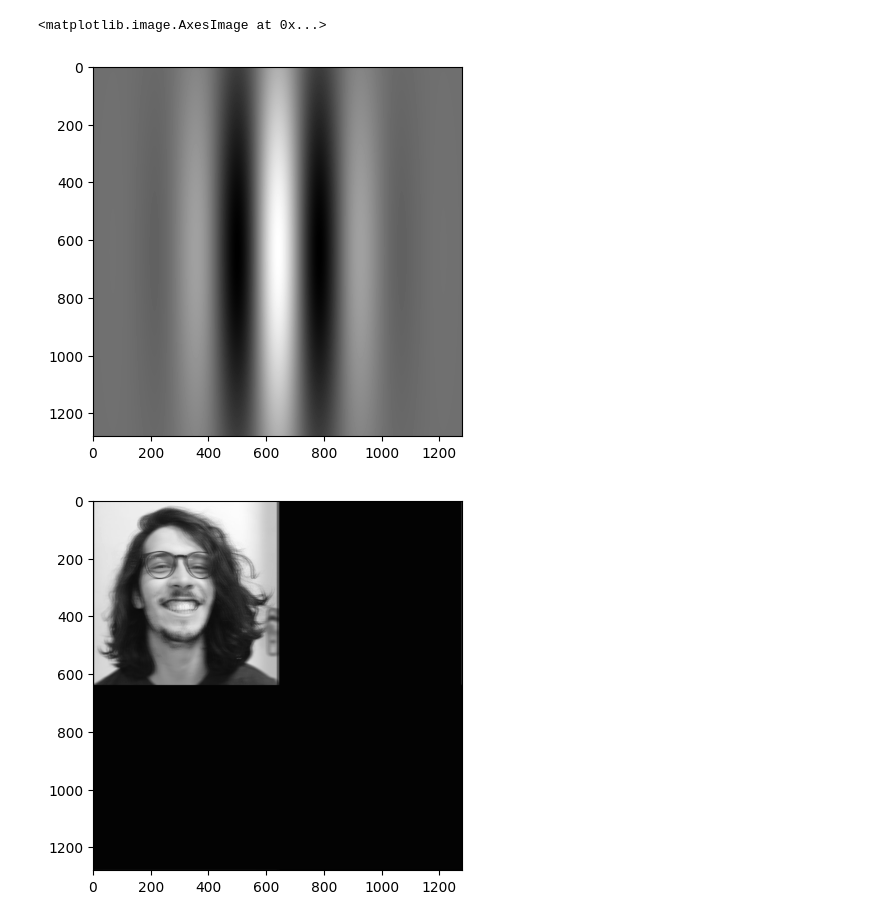
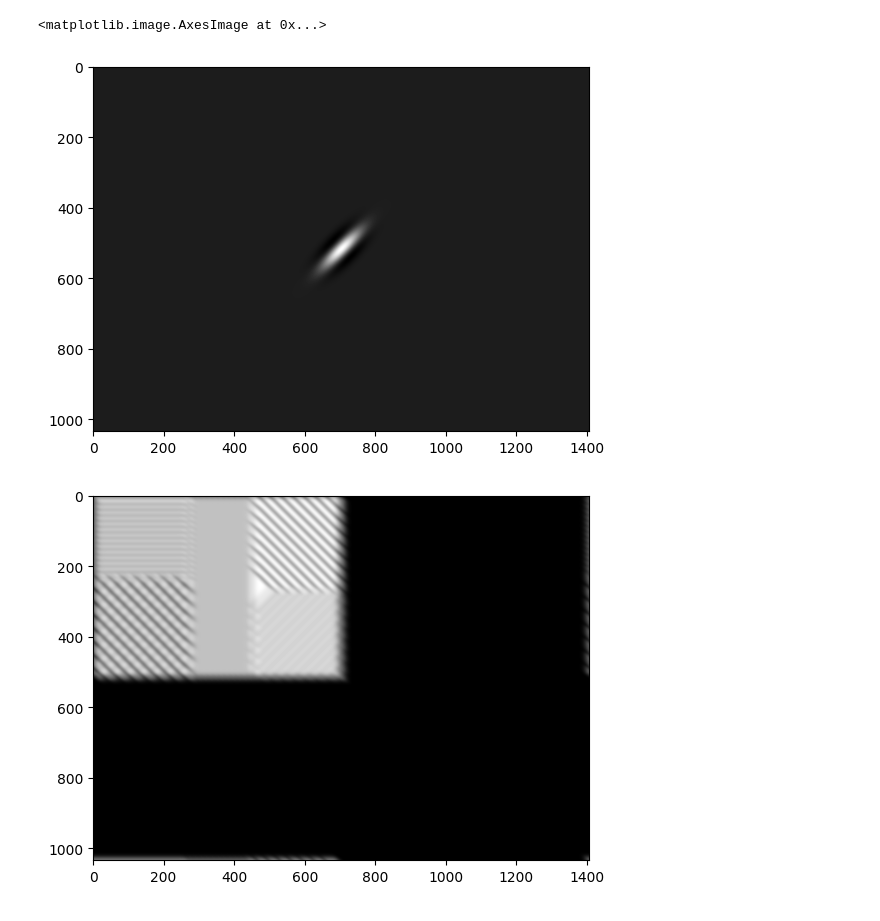
Before and after one commit to Matheus-Mazieiro/PDI-LogGabbor, a Jupyter notebook: GaborFilter.ipynb, the cells around one changed output. Cells and saved outputs as stored; diff of their text form; code cells hidden in the pictures.

```diff
--- a/GaborFilter.ipynb
+++ b/GaborFilter.ipynb
@@ -3,9 +5,9 @@ import numpy as np
 import matplotlib.pyplot as plt
 import cv2
 # %%
-img_path = 'C:/Users/mathe/Desktop/Pastas/UFSCar/Perfil 5/PDI/Desenvolvimento/'
-img_filename = 'Produtos_MatheusMazieiro.tiff'
-#img_filename = 'White_circle_on_black_background.svg.png'
+img_path = './'
+#img_filename = 'Produtos_MatheusMazieiro.tiff'
+img_filename = 'synthetic.jpg'
 
 # Lê imagem e automaticamente converte para 1 canal de cinza
 img = cv2.imread(img_path + img_filename, cv2.IMREAD_GRAYSCALE)
@@ -47,18 +49,18 @@ def gabor(lamda, theta, psi, sigma, gamma, M, N):
 
   return gab_filter
 # %%
-lb = 300
-theta = 0 * (np.pi/180)
+lb = 100
+theta = 45 * (np.pi/180)
 psi = 0
-sg = 200#10
+sg = 20
 gm = .4
 
 #Gera o filtro
 gb = gabor(lb, theta, psi, sg, gm, P, Q)
 plt.imshow(gb, cmap="gray")
 # %% [output]
 <matplotlib.image.AxesImage at 0x...>
-[figure, old version]
+[figure, new version]
 # %%
 #G = H*F
 Fimg_filtered = gb*f
@@ -76,7 +78,7 @@ for x in range(P):
 plt.imshow(mult_img_back, cmap='gray')
 plt.show()
 # %% [output]
-[figure, old version]
+[figure, new version]
 # %%
 # Imagem do top-left quadrante
 final_img = mult_img_back[0:M, 0:N]
```
Also changed, not shown: parts of 3 cells of this notebook, 3 other files.
